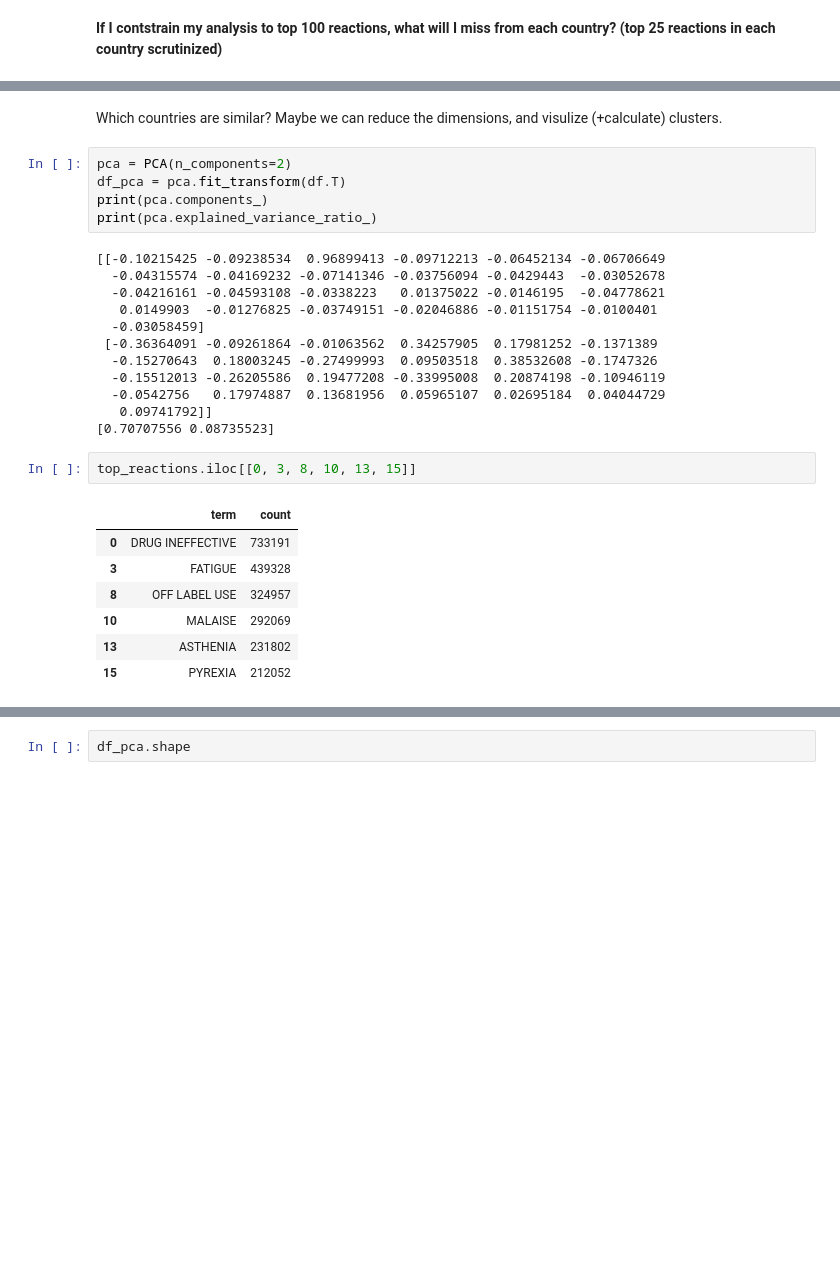
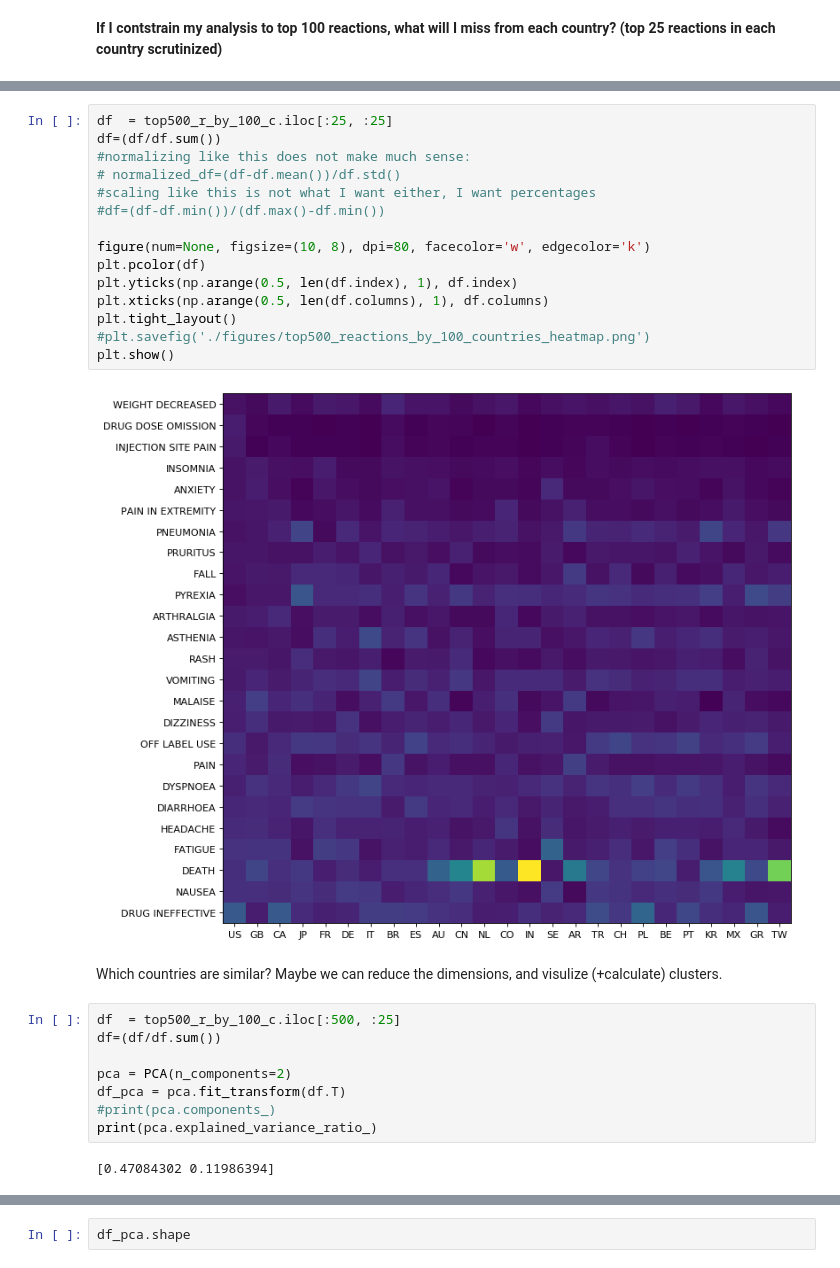
Before and after one commit to oryoruk/fda_adverse_events, a Jupyter notebook: (2020-05-07)_FDA_Adverse_Events.ipynb, the cells around one changed output, grey strips where cells are left out. Saved outputs shown, nothing was run; the diff lists cells and outputs as text; blank space fills up the shorter version.

```diff
--- a/(2020-05-07)_FDA_Adverse_Events.ipynb
+++ b/(2020-05-07)_FDA_Adverse_Events.ipynb
@@ -496,29 +440,29 @@ plt.show()
+# %%
+df  = top500_r_by_100_c.iloc[:25, :25]
+df=(df/df.sum())
+#normalizing like this does not make much sense:
+# normalized_df=(df-df.mean())/df.std()
+#scaling like this is not what I want either, I want percentages
+#df=(df-df.min())/(df.max()-df.min())
+
+figure(num=None, figsize=(10, 8), dpi=80, facecolor='w', edgecolor='k')
+plt.pcolor(df)
+plt.yticks(np.arange(0.5, len(df.index), 1), df.index)
+plt.xticks(np.arange(0.5, len(df.columns), 1), df.columns)
+plt.tight_layout()
+#plt.savefig('./figures/top500_reactions_by_100_countries_heatmap.png')
+plt.show()
+# %% [output]
+[figure, added]
 # %% [markdown]
 Which countries are similar? Maybe we can reduce the dimensions, and visulize (+calculate) clusters.
 # %%
+df  = top500_r_by_100_c.iloc[:500, :25]
+df=(df/df.sum())
+
 pca = PCA(n_components=2)
 df_pca = pca.fit_transform(df.T)
-print(pca.components_)
+#print(pca.components_)
 print(pca.explained_variance_ratio_)
 # %% [output]
-[[-0.10215425 -0.09238534  0.96899413 -0.09712213 -0.06452134 -0.06706649
-  -0.04315574 -0.04169232 -0.07141346 -0.03756094 -0.0429443  -0.03052678
-  -0.04216161 -0.04593108 -0.0338223   0.01375022 -0.0146195  -0.04778621
-   0.0149903  -0.01276825 -0.03749151 -0.02046886 -0.01151754 -0.0100401
-  -0.03058459]
- [-0.36364091 -0.09261864 -0.01063562  0.34257905  0.17981252 -0.1371389
-  -0.15270643  0.18003245 -0.27499993  0.09503518  0.38532608 -0.1747326
-  -0.15512013 -0.26205586  0.19477208 -0.33995008  0.20874198 -0.10946119
-  -0.0542756   0.17974887  0.13681956  0.05965107  0.02695184  0.04044729
-   0.09741792]]
-[0.70707556 0.08735523]
+[0.47084302 0.11986394]
-# %%
-top_reactions.iloc[[0, 3, 8, 10, 13, 15]]
-# %% [output]
-|  | term | count |
-| 0 | DRUG INEFFECTIVE | 733191 |
-| 3 | FATIGUE | 439328 |
-| 8 | OFF LABEL USE | 324957 |
-| 10 | MALAISE | 292069 |
-| 13 | ASTHENIA | 231802 |
-| 15 | PYREXIA | 212052 |
```
Also changed, not shown: parts of 115 cells of this notebook, 6 other files.
